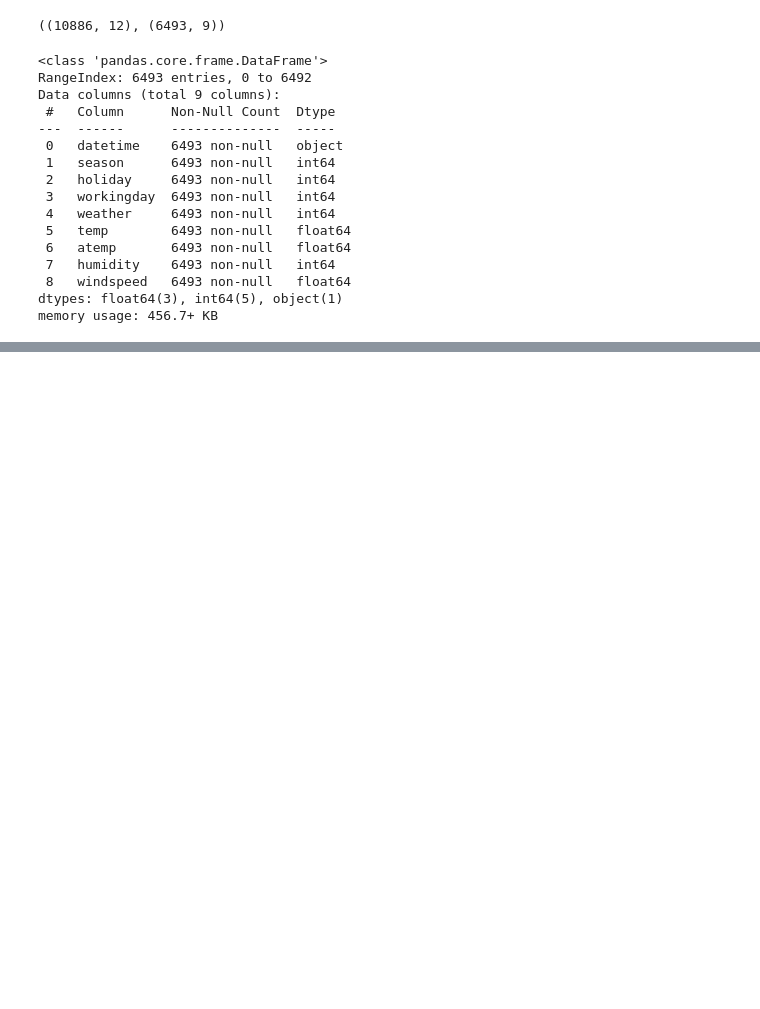
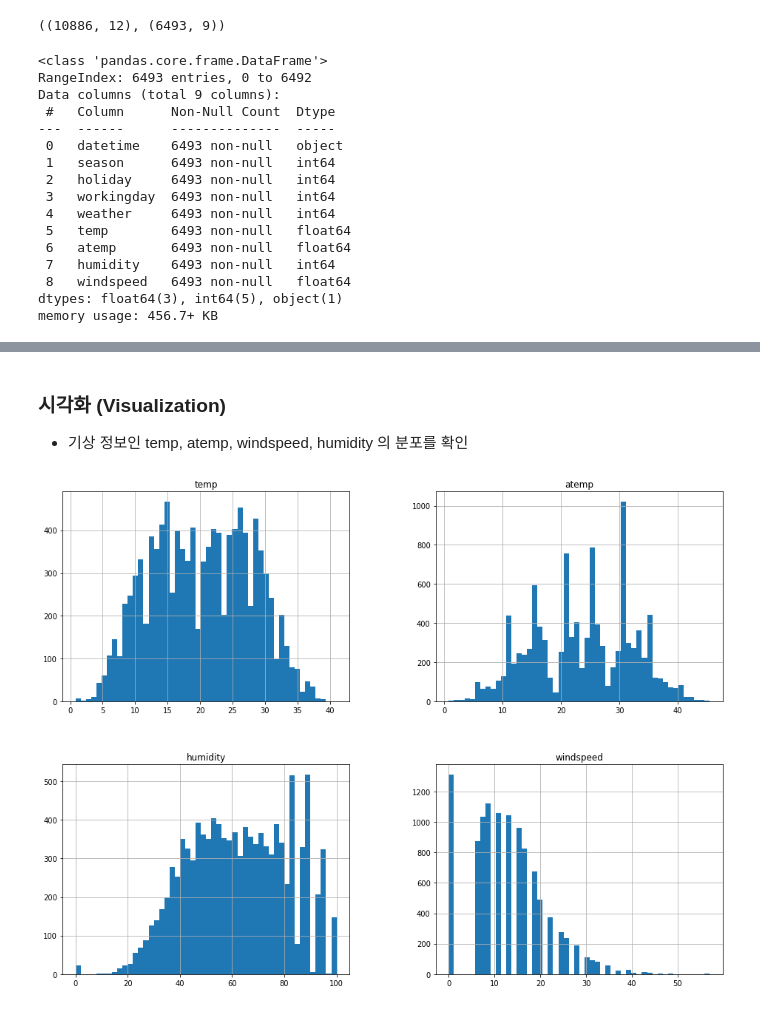
Before and after one commit to junseongwoo/Study_Data_Science, a Jupyter notebook: Kaggle/Bike_Sharing_Demand/bike_sharing_demand.ipynb, the cells around one changed output, grey strips where cells are left out. Drawn from its saved outputs; the diff is of its cells as text; code cells hidden in the pictures; blank space fills up the shorter version.

```diff
--- a/Kaggle/Bike_Sharing_Demand/bike_sharing_demand.ipynb
+++ b/Kaggle/Bike_Sharing_Demand/bike_sharing_demand.ipynb
@@ -72,0 +88,2 @@ memory usage: 456.7+ KB
+# %%
+train_data['datetime'] = pd.to_datetime(train_data['datetime'])
@@ -72,0 +93,7 @@ memory usage: 456.7+ KB
+# %%
+train_data['year'] = train_data['datetime'].dt.year
+train_data['month'] = train_data['datetime'].dt.month
+train_data['day'] = train_data['datetime'].dt.day
+train_data['hour'] = train_data['datetime'].dt.hour
+
+train_data.head()
@@ -72,0 +107,11 @@ memory usage: 456.7+ KB
+# %% [markdown]
+### 시각화 (Visualization)
+- 기상 정보인 temp, atemp, windspeed, humidity 의 분포를 확인
+# %%
+fig, ax = plt.subplots(figsize = (16, 12))
+
+train_data[['temp', 'atemp', 'humidity', 'windspeed']].hist(bins = 50, ax = ax)
+
+plt.show()
+# %% [output]
+[figure, added]
```
Also changed, not shown: parts of 14 cells of this notebook.
